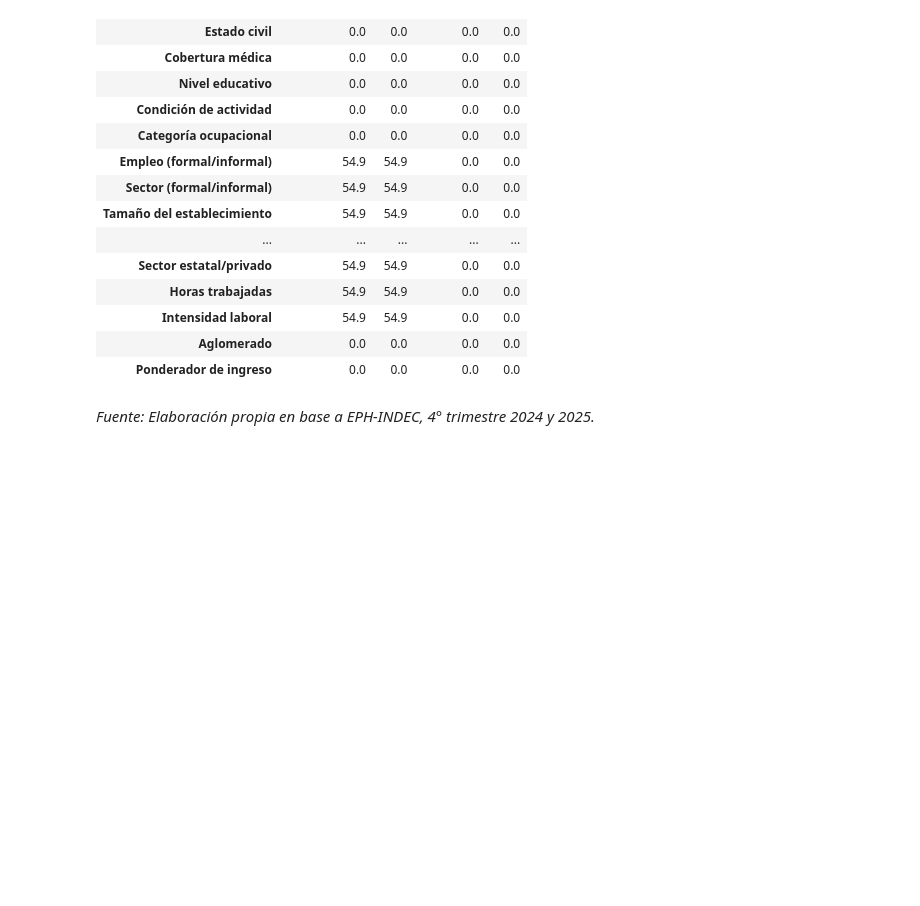
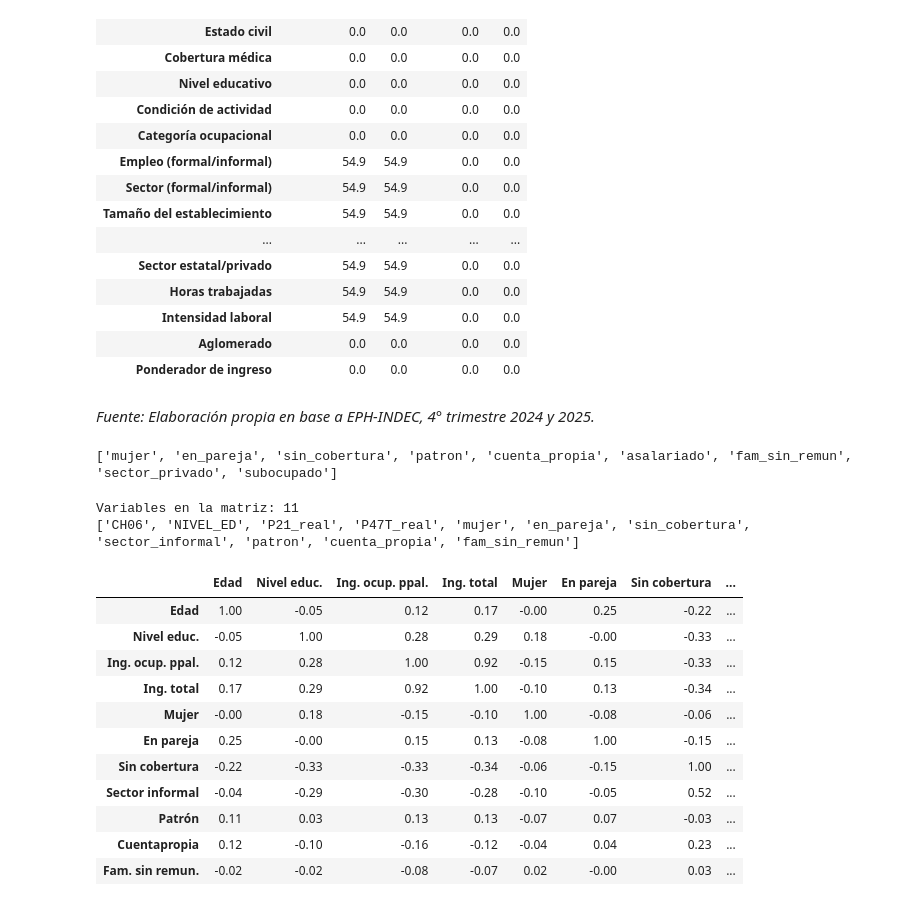
Before and after one commit to maylemes/TPs_Programacion_Grupo8, a Jupyter notebook: TP1/TP1_Programacion_Grupo8.ipynb, the cells around one changed output. Drawn from its saved outputs; the diff is of its cells as text; code cells hidden in the pictures; blank space fills up the shorter version.

```diff
--- a/TP1/TP1_Programacion_Grupo8.ipynb
+++ b/TP1/TP1_Programacion_Grupo8.ipynb
@@ -720,3 +730,62 @@ tabla_detalle.style \
 | Ponderador de ingreso | 0.0 | 0.0 | 0.0 | 0.0 |
 # %% [markdown]
 *Fuente: Elaboración propia en base a EPH-INDEC, 4° trimestre 2024 y 2025.*
+# %%
+# Variables para la matriz de correlación:
+# SECTOR, ESTADO, CAT_OCUP, P21, P47T, NIVEL_ED, CH04, CH06, CH07, CH08
+# Las categóricas van con sus DUMMIES (inciso 5), no crudas.
+
+# Vemos qué columnas dummy tenemos creadas en ocupados
+print([c for c in ocupados.columns if c in [
+    'mujer','en_pareja','sin_cobertura','patron','cuenta_propia',
+    'asalariado','fam_sin_remun','sector_privado','subocupado']])
+# %% [output]
+['mujer', 'en_pareja', 'sin_cobertura', 'patron', 'cuenta_propia', 'asalariado', 'fam_sin_remun', 'sector_privado', 'subocupado']
+# %%
+# Inciso 8
+# Traducimos las categóricas a sus dummies; las numéricas/ordinales van crudas
+vars_corr = [
+    'CH06',            # edad (numérica, orden natural)
+    'NIVEL_ED',        # nivel educativo (ordinal, orden natural)
+    'P21_real',        # ingreso ocupación principal (real)
+    'P47T_real',       # ingreso total (real)
+    'mujer',           # sexo (dummy)
+    'en_pareja',       # estado civil (dummy)
+    'sin_cobertura',   # cobertura médica (dummy)
+    'sector_informal',  # SECTOR (formal/informal de la unidad económica)
+    'patron',          # categoría ocupacional (dummies)
+    'cuenta_propia',
+    'fam_sin_remun',
+]
+
+print("Variables en la matriz:", len(vars_corr))
+print(vars_corr)
+# %% [output]
+Variables en la matriz: 11
+['CH06', 'NIVEL_ED', 'P21_real', 'P47T_real', 'mujer', 'en_pareja', 'sin_cobertura', 'sector_informal', 'patron', 'cuenta_propia', 'fam_sin_remun']
+# %%
+# Etiquetas legibles para la matriz
+etiquetas_corr = {
+    'CH06': 'Edad', 'NIVEL_ED': 'Nivel educ.', 'P21_real': 'Ing. ocup. ppal.',
+    'P47T_real': 'Ing. total', 'mujer': 'Mujer', 'en_pareja': 'En pareja',
+    'sin_cobertura': 'Sin cobertura', 'sector_informal': 'Sector informal',
+    'patron': 'Patrón', 'cuenta_propia': 'Cuentapropia', 'fam_sin_remun': 'Fam. sin remun.',
+}
+
+corr_2024 = ocupados[ocupados['ANO4'] == 2024][vars_corr].corr().rename(index=etiquetas_corr, columns=etiquetas_corr)
+corr_2025 = ocupados[ocupados['ANO4'] == 2025][vars_corr].corr().rename(index=etiquetas_corr, columns=etiquetas_corr)
+
+corr_2024.round(2)
+# %% [output]
+|  | Edad | Nivel educ. | Ing. ocup. ppal. | Ing. total | Mujer | En pareja | Sin cobertura | ... |
+| Edad | 1.00 | -0.05 | 0.12 | 0.17 | -0.00 | 0.25 | -0.22 | ... |
+| Nivel educ. | -0.05 | 1.00 | 0.28 | 0.29 | 0.18 | -0.00 | -0.33 | ... |
+| Ing. ocup. ppal. | 0.12 | 0.28 | 1.00 | 0.92 | -0.15 | 0.15 | -0.33 | ... |
+| Ing. total | 0.17 | 0.29 | 0.92 | 1.00 | -0.10 | 0.13 | -0.34 | ... |
+| Mujer | -0.00 | 0.18 | -0.15 | -0.10 | 1.00 | -0.08 | -0.06 | ... |
+| En pareja | 0.25 | -0.00 | 0.15 | 0.13 | -0.08 | 1.00 | -0.15 | ... |
+| Sin cobertura | -0.22 | -0.33 | -0.33 | -0.34 | -0.06 | -0.15 | 1.00 | ... |
+| Sector informal | -0.04 | -0.29 | -0.30 | -0.28 | -0.10 | -0.05 | 0.52 | ... |
+| Patrón | 0.11 | 0.03 | 0.13 | 0.13 | -0.07 | 0.07 | -0.03 | ... |
+| Cuentapropia | 0.12 | -0.10 | -0.16 | -0.12 | -0.04 | 0.04 | 0.23 | ... |
+| Fam. sin remun. | -0.02 | -0.02 | -0.08 | -0.07 | 0.02 | -0.00 | 0.03 | ... |
```
Also changed, not shown: parts of 16 cells of this notebook, 1 other file.
